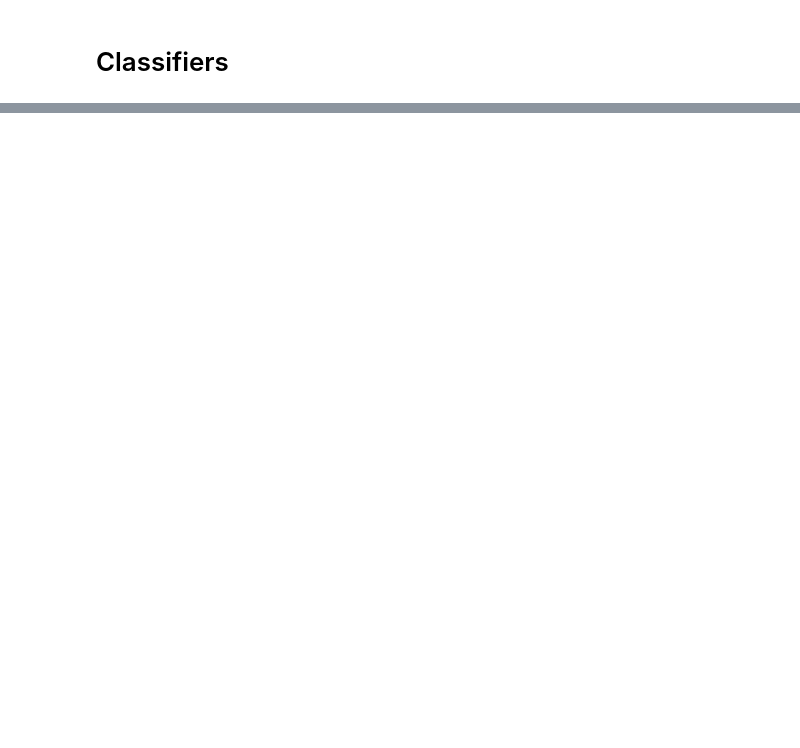
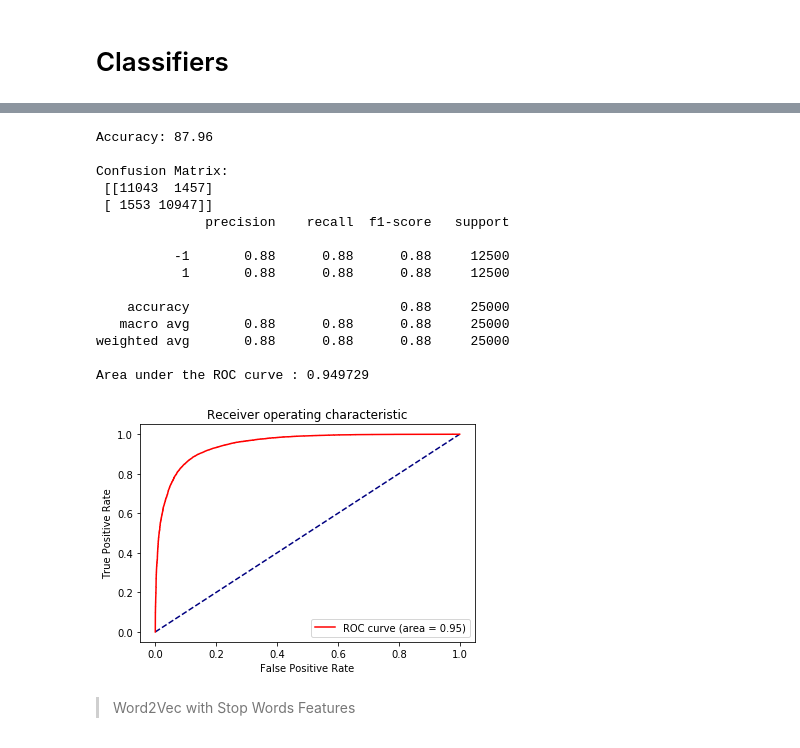
Before and after one commit to hmohebbi/SentimentAnalysis, a Jupyter notebook: Pattern1.ipynb, the cells around one changed output, grey strips where cells are left out. Drawn from its saved outputs; the diff is of its cells as text; code cells hidden in the pictures; blank space fills up the shorter version.

```diff
--- a/Pattern1.ipynb
+++ b/Pattern1.ipynb
@@ -461,0 +608,29 @@ weighted avg       0.84      0.84      0.84     25000
+# %%
+# Training
+model.fit(tfidf_no_stop_training_features, train_data["sentiment"])
+
+# Evaluation
+y_pred_tfidf_no_stop_svm = model.predict(tfidf_no_stop_test_features)
+y_prob_tfidf_no_stop_svm = model.decision_function(tfidf_no_stop_test_features)
+# %%
+# Result
+printResult(y_pred_tfidf_no_stop_svm, y_prob_tfidf_no_stop_svm)
+# %% [output]
+Accuracy: 87.96
+
+Confusion Matrix:
+ [[11043  1457]
+ [ 1553 10947]]
+              precision    recall  f1-score   support
+
+          -1       0.88      0.88      0.88     12500
+           1       0.88      0.88      0.88     12500
+
+    accuracy                           0.88     25000
+   macro avg       0.88      0.88      0.88     25000
+weighted avg       0.88      0.88      0.88     25000
+
+Area under the ROC curve : 0.949729
+[figure, added]
+# %% [markdown]
+> Word2Vec with Stop Words Features
```
Also changed, not shown: parts of 130 cells of this notebook.
